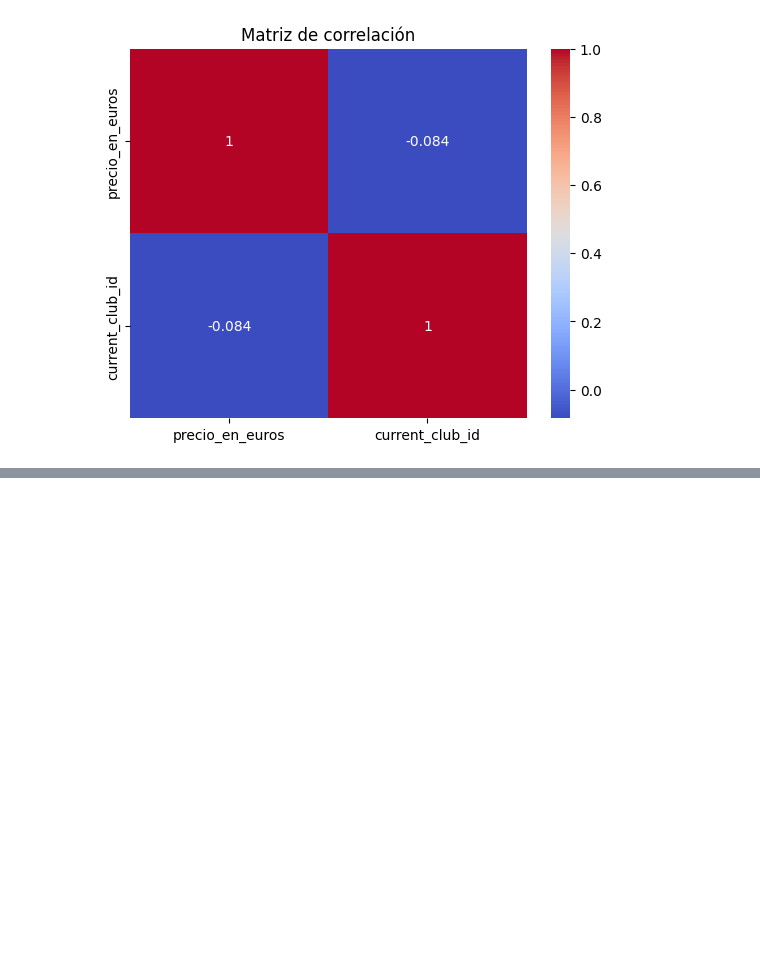
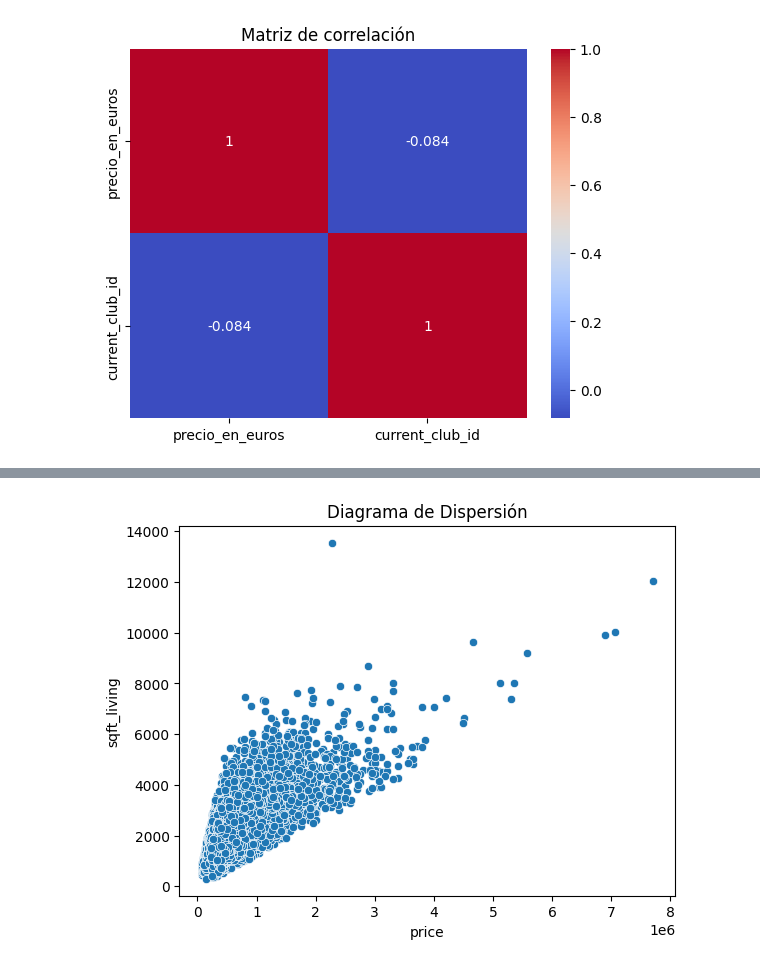
Before and after one commit to BnjmStd/PythonBnjmn, a Jupyter notebook: Remember.../introduccionCienciaDatos/estadisticaDescriptiva/EstadisticaDescriptiva.ipynb, the cells around one changed output, grey strips where cells are left out. Saved outputs shown, nothing was run; the diff lists cells and outputs as text; code cells hidden in the pictures; blank space fills up the shorter version.

```diff
--- a/Remember.../introduccionCienciaDatos/estadisticaDescriptiva/EstadisticaDescriptiva.ipynb
+++ b/Remember.../introduccionCienciaDatos/estadisticaDescriptiva/EstadisticaDescriptiva.ipynb
@@ -253,0 +287,8 @@ plt.show()
+# %%
+### Diagrama de dispersión con Seaborn
+### El diagrama de dispersión muestra la relación entre dos variables. Se puede usar para identificar patrones y tendencias.
+sns.scatterplot(x='price', y='sqft_living', data=df_houses_corr)
+plt.title('Diagrama de Dispersión')
+plt.show()
+# %% [output]
+[figure, added]
```
Also changed, not shown: parts of 5 cells of this notebook.
